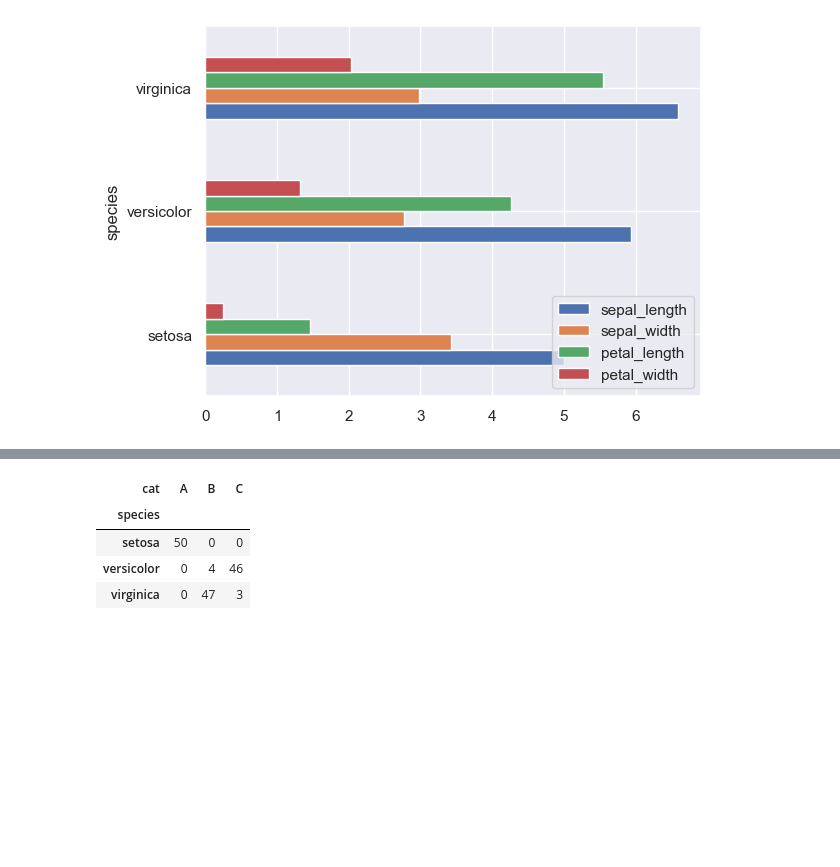
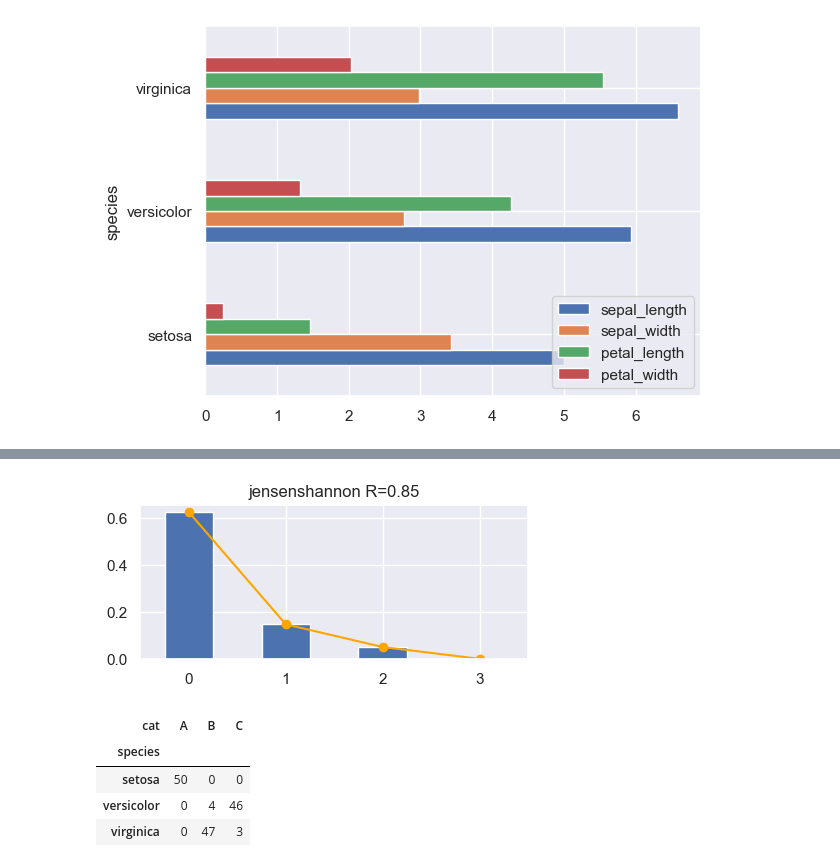
Before and after one commit to ontoligent/DS5001-2024-01-R, a Jupyter notebook: lessons/M06_CusteringSimilarity/M06_02_KMeans.ipynb, the cells around one changed output, grey strips where cells are left out. Cells and saved outputs as stored; diff of their text form; code cells hidden in the pictures; blank space fills up the shorter version.

```diff
--- a/lessons/M06_CusteringSimilarity/M06_02_KMeans.ipynb
+++ b/lessons/M06_CusteringSimilarity/M06_02_KMeans.ipynb
@@ -61,8 +60,0 @@ IRIS2 = IRIS.iloc[:,:-1] # Remove the labels
-# %%
-k = 3
-max_iterations = 100
-# d_metric = 'jensenshannon'
-# d_metric = 'canberra'
-# d_metric = 'cityblock'
-d_metric = 'euclidean'
-# d_metric = 'jaccard'
@@ -146,0 +125,11 @@ M, H, G = evaluate(R, IRIS, 'species')
+# %%
+k = 3
+max_iterations = 10
+d_metric = 'jensenshannon'
+# d_metric = 'canberra'
+# d_metric = 'cityblock'
+# d_metric = 'euclidean'
+# d_metric = 'jaccard'
+# %%
+R, progress = KMeans(IRIS2, k, d_metric, max_iterations)
+M, H, G = evaluate(R, IRIS, 'species')
@@ -147,3 +152,8 @@ M, H, G = evaluate(R, IRIS, 'species')
+# %%
+pd.Series(progress).plot.bar(title=f"{d_metric} R={G}", rot=0, figsize=(5,2))
+pd.Series(progress).plot.line(style='o-', figsize=(5,2), color='orange');
+# %% [output]
+[figure, new version]
 # %%
 M.T
 # %% [output]
```
Also changed, not shown: parts of 14 cells of this notebook.
